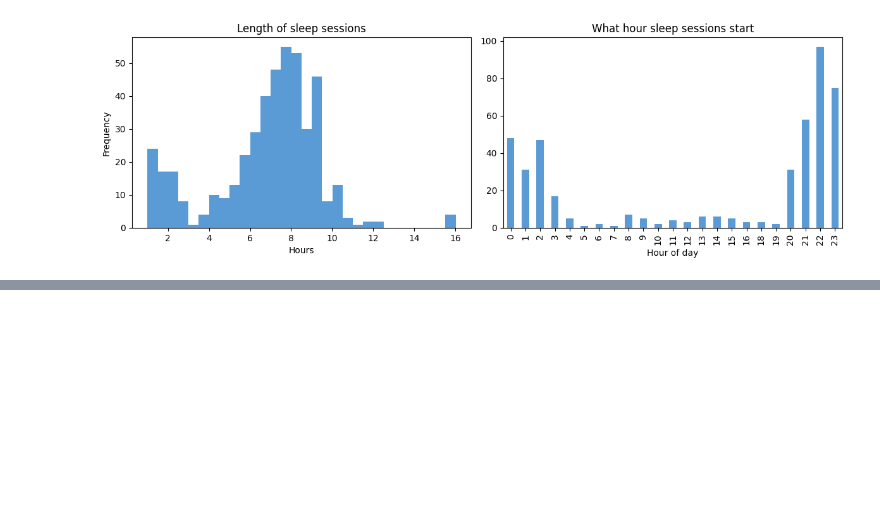
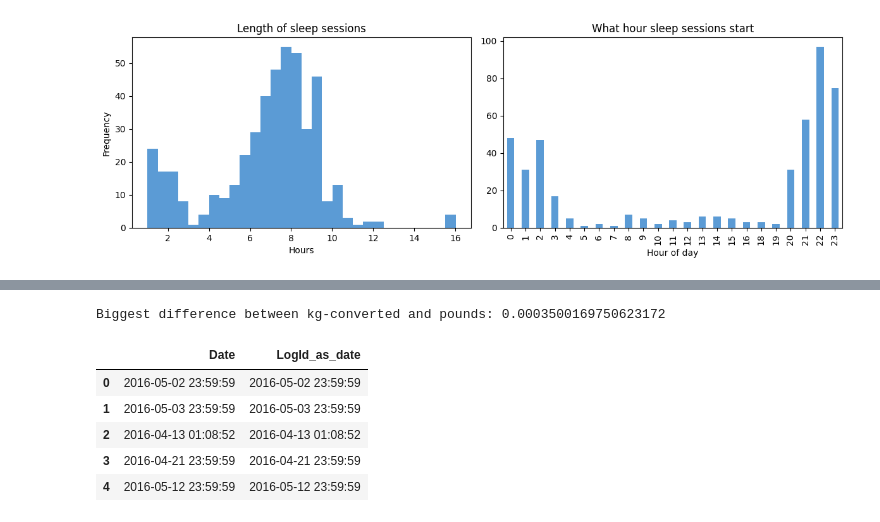
Before and after one commit to Maryam2125/DATA2007-Fitbit-Dashboard-Group, a Jupyter notebook: exploration/exploration_zoe.ipynb, the cells around one changed output, grey strips where cells are left out. Saved outputs shown, nothing was run; the diff lists cells and outputs as text; code cells hidden in the pictures; blank space fills up the shorter version.

```diff
--- a/exploration/exploration_zoe.ipynb
+++ b/exploration/exploration_zoe.ipynb
@@ -165,0 +220,16 @@ plt.show()
+# %%
+# Is WeightPounds just WeightKg converted? (1 kg = 2.20462 lb)
+diff = (weight["WeightKg"] * 2.20462 - weight["WeightPounds"]).abs().max()
+print("Biggest difference between kg-converted and pounds:", diff)
+
+# LogId looks like a big number. Try reading it as a timestamp in milliseconds.
+weight["LogId_as_date"] = pd.to_datetime(weight["LogId"], unit="ms")
+display(weight[["Date", "LogId_as_date"]].head())
+# %% [output]
+Biggest difference between kg-converted and pounds: 0.0003500169750623172
+|  | Date | LogId_as_date |
+| 0 | 2016-05-02 23:59:59 | 2016-05-02 23:59:59 |
+| 1 | 2016-05-03 23:59:59 | 2016-05-03 23:59:59 |
+| 2 | 2016-04-13 01:08:52 | 2016-04-13 01:08:52 |
+| 3 | 2016-04-21 23:59:59 | 2016-04-21 23:59:59 |
+| 4 | 2016-05-12 23:59:59 | 2016-05-12 23:59:59 |
```
Also changed, not shown: parts of 4 cells of this notebook.
